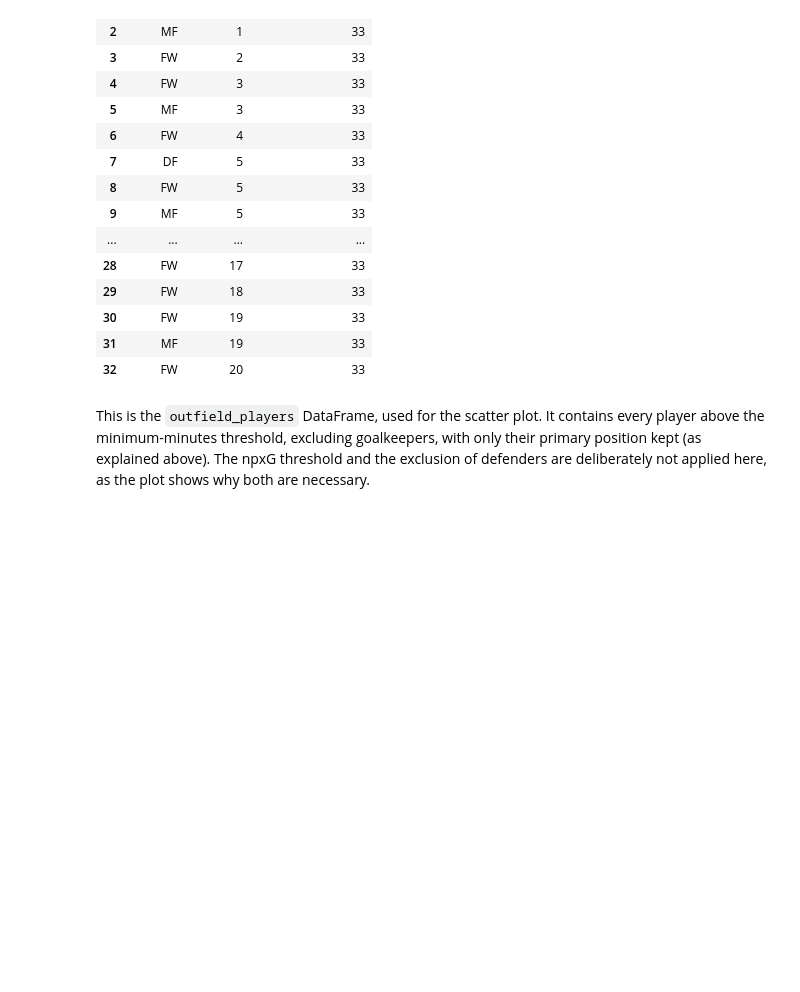
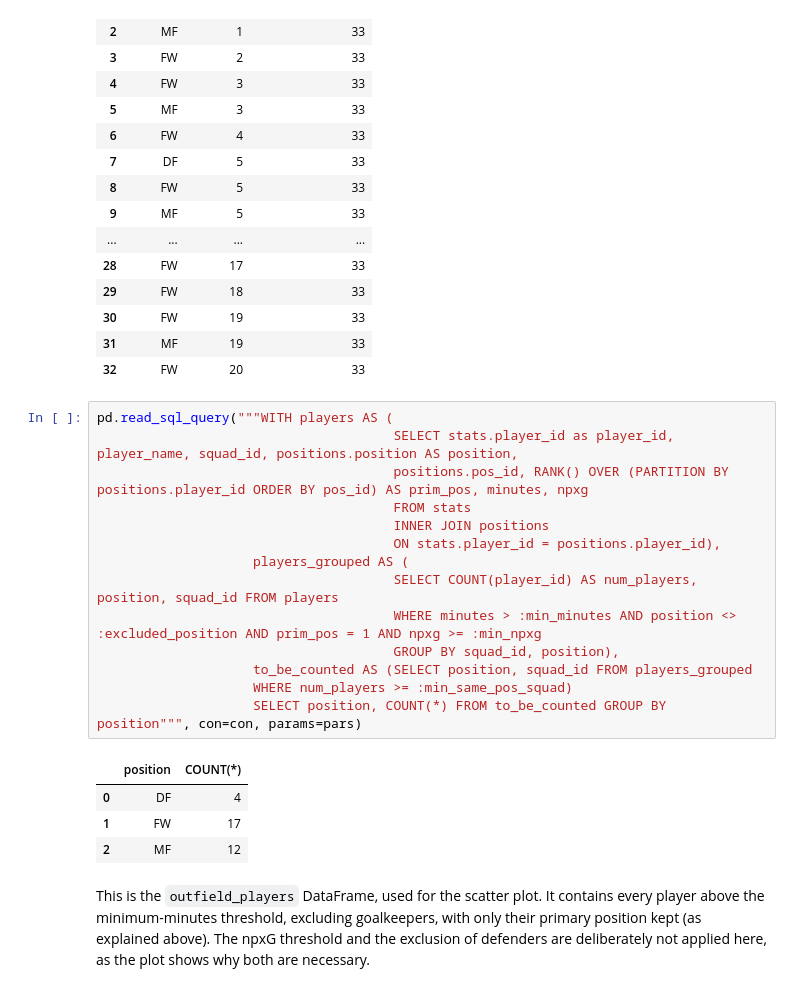
Before and after one commit to TobiaszKuc/_football_analysis, a Jupyter notebook: SQL_Learn/SQL-FBrefPremierLeagueData/PLxGPerformance.ipynb, the cells around one changed output. Drawn from its saved outputs; the diff is of its cells as text; blank space fills up the shorter version.

```diff
--- a/SQL_Learn/SQL-FBrefPremierLeagueData/PLxGPerformance.ipynb
+++ b/SQL_Learn/SQL-FBrefPremierLeagueData/PLxGPerformance.ipynb
@@ -105,6 +100,25 @@ pd.read_sql_query("""WITH players AS (
 | 30 | FW | 19 | 33 |
 | 31 | MF | 19 | 33 |
 | 32 | FW | 20 | 33 |
+# %%
+pd.read_sql_query("""WITH players AS (
+                                      SELECT stats.player_id as player_id, player_name, squad_id, positions.position AS position,
+                                      positions.pos_id, RANK() OVER (PARTITION BY positions.player_id ORDER BY pos_id) AS prim_pos, minutes, npxg
+                                      FROM stats
+                                      INNER JOIN positions
+                                      ON stats.player_id = positions.player_id),
+                    players_grouped AS (
+                                      SELECT COUNT(player_id) AS num_players, position, squad_id FROM players
+                                      WHERE minutes > :min_minutes AND position <> :excluded_position AND prim_pos = 1 AND npxg >= :min_npxg
+                                      GROUP BY squad_id, position),
+                    to_be_counted AS (SELECT position, squad_id FROM players_grouped
+                    WHERE num_players >= :min_same_pos_squad)
+                    SELECT position, COUNT(*) FROM to_be_counted GROUP BY position""", con=con, params=pars)
+# %% [output]
+|  | position | COUNT(*) |
+| 0 | DF | 4 |
+| 1 | FW | 17 |
+| 2 | MF | 12 |
 # %% [markdown]
 This is the `outfield_players` DataFrame, used for the scatter plot. It contains every player above the minimum-minutes threshold, excluding goalkeepers, with only their primary position kept (as explained above). The npxG threshold and the exclusion of defenders are deliberately not applied here, as the plot shows why both are necessary.
 # %%
```
Also changed, not shown: parts of 3 cells of this notebook, 1 other file.
